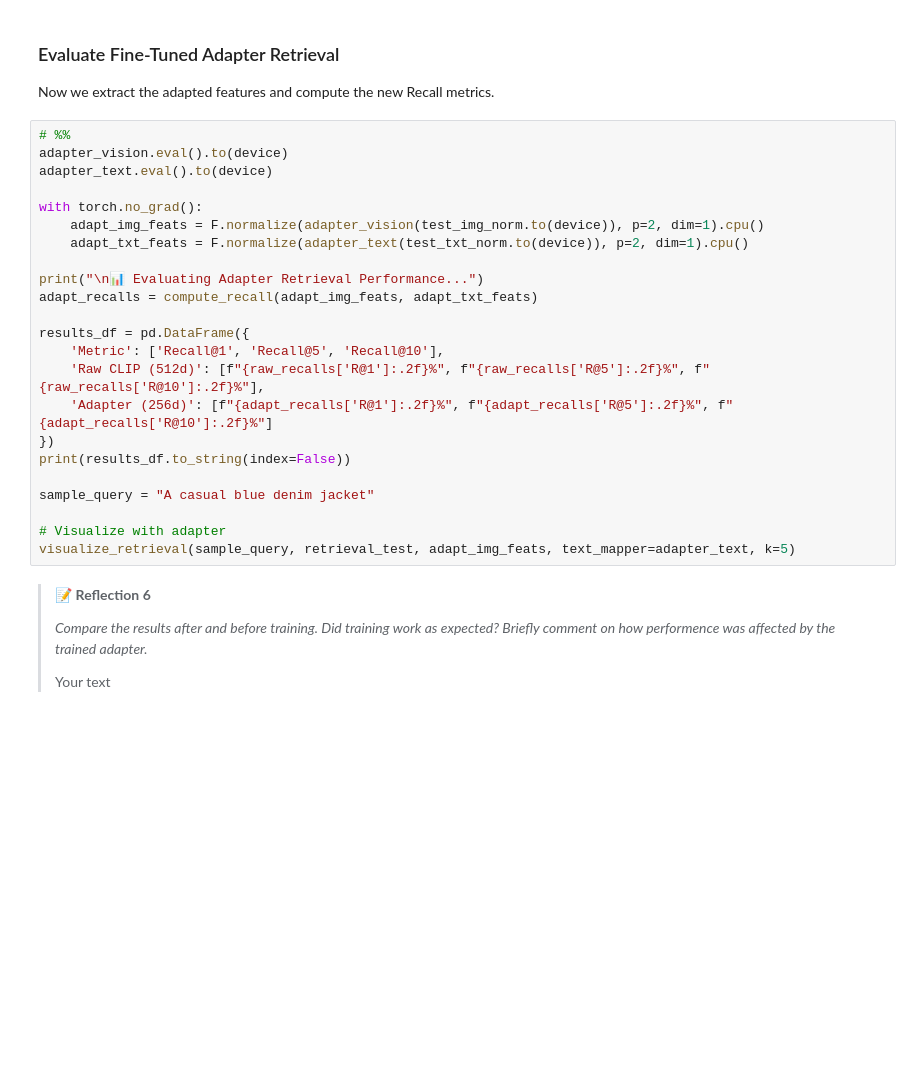
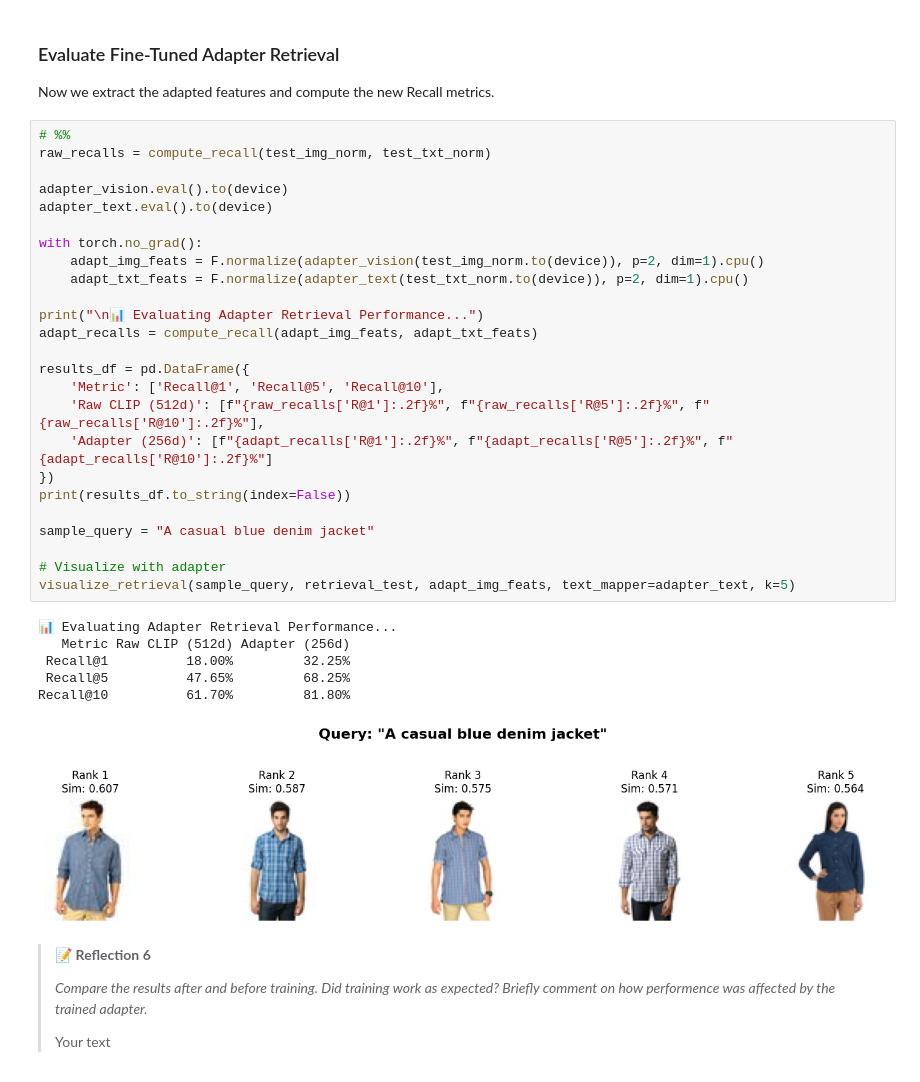
Before and after one commit to LenionK/Lenionk, a Jupyter notebook: notebooks/07-vision-and-language.ipynb, the cells around one changed output. Drawn from its saved outputs; the diff is of its cells as text; blank space fills up the shorter version.

```diff
--- a/notebooks/07-vision-and-language.ipynb
+++ b/notebooks/07-vision-and-language.ipynb
@@ -692,27 +790,36 @@ plot_smoothed_curve(task_retrieval.train_loss_hist, "Adapter Contrastive Loss")
 Now we extract the adapted features and compute the new Recall metrics.
 # %%
 # %%
+raw_recalls = compute_recall(test_img_norm, test_txt_norm)
+
 adapter_vision.eval().to(device)
 adapter_text.eval().to(device)
 
 with torch.no_grad():
     adapt_img_feats = F.normalize(adapter_vision(test_img_norm.to(device)), p=2, dim=1).cpu()
     adapt_txt_feats = F.normalize(adapter_text(test_txt_norm.to(device)), p=2, dim=1).cpu()
 
 print("\n📊 Evaluating Adapter Retrieval Performance...")
 adapt_recalls = compute_recall(adapt_img_feats, adapt_txt_feats)
 
 results_df = pd.DataFrame({
     'Metric': ['Recall@1', 'Recall@5', 'Recall@10'],
     'Raw CLIP (512d)': [f"{raw_recalls['R@1']:.2f}%", f"{raw_recalls['R@5']:.2f}%", f"{raw_recalls['R@10']:.2f}%"],
     'Adapter (256d)': [f"{adapt_recalls['R@1']:.2f}%", f"{adapt_recalls['R@5']:.2f}%", f"{adapt_recalls['R@10']:.2f}%"]
 })
 print(results_df.to_string(index=False))
 
 sample_query = "A casual blue denim jacket"
 
 # Visualize with adapter
 visualize_retrieval(sample_query, retrieval_test, adapt_img_feats, text_mapper=adapter_text, k=5)
+# %% [output]
+📊 Evaluating Adapter Retrieval Performance...
+   Metric Raw CLIP (512d) Adapter (256d)
+ Recall@1          18.00%         32.25%
+ Recall@5          47.65%         68.25%
+Recall@10          61.70%         81.80%
+[figure, added]
 # %% [markdown]
 > 📝 **Reflection 6**
 >
```
Also changed, not shown: parts of 9 cells of this notebook.
